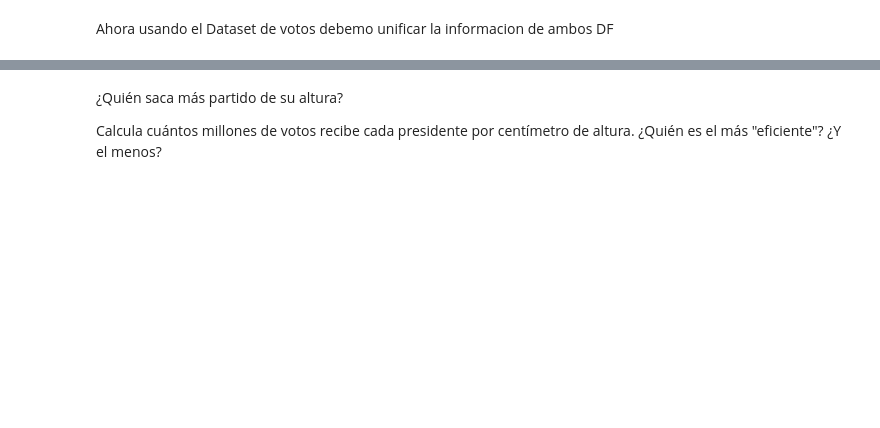
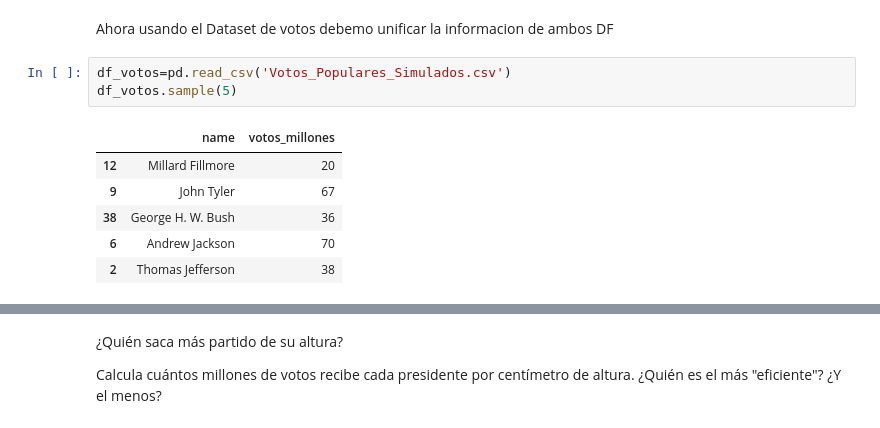
Before and after one commit to vic933/Clases-Directo-Septiembre-Pyhton, a Jupyter notebook: 19-09_Numpy/1_Numpy_con_Dataset.ipynb, the cells around one changed output, grey strips where cells are left out. Cells and saved outputs as stored; diff of their text form; blank space fills up the shorter version.

```diff
--- a/19-09_Numpy/1_Numpy_con_Dataset.ipynb
+++ b/19-09_Numpy/1_Numpy_con_Dataset.ipynb
@@ -320,2 +341,12 @@ Usando NumPy, encuentra al presidente cuya altura está más cerca de la altura
 # %% [markdown]
 Ahora usando el Dataset de votos debemo unificar la informacion de ambos DF
+# %%
+df_votos=pd.read_csv('Votos_Populares_Simulados.csv')
+df_votos.sample(5)
+# %% [output]
+|  | name | votos_millones |
+| 12 | Millard Fillmore | 20 |
+| 9 | John Tyler | 67 |
+| 38 | George H. W. Bush | 36 |
+| 6 | Andrew Jackson | 70 |
+| 2 | Thomas Jefferson | 38 |
```
Also changed, not shown: parts of 24 cells of this notebook, 11 other files.
